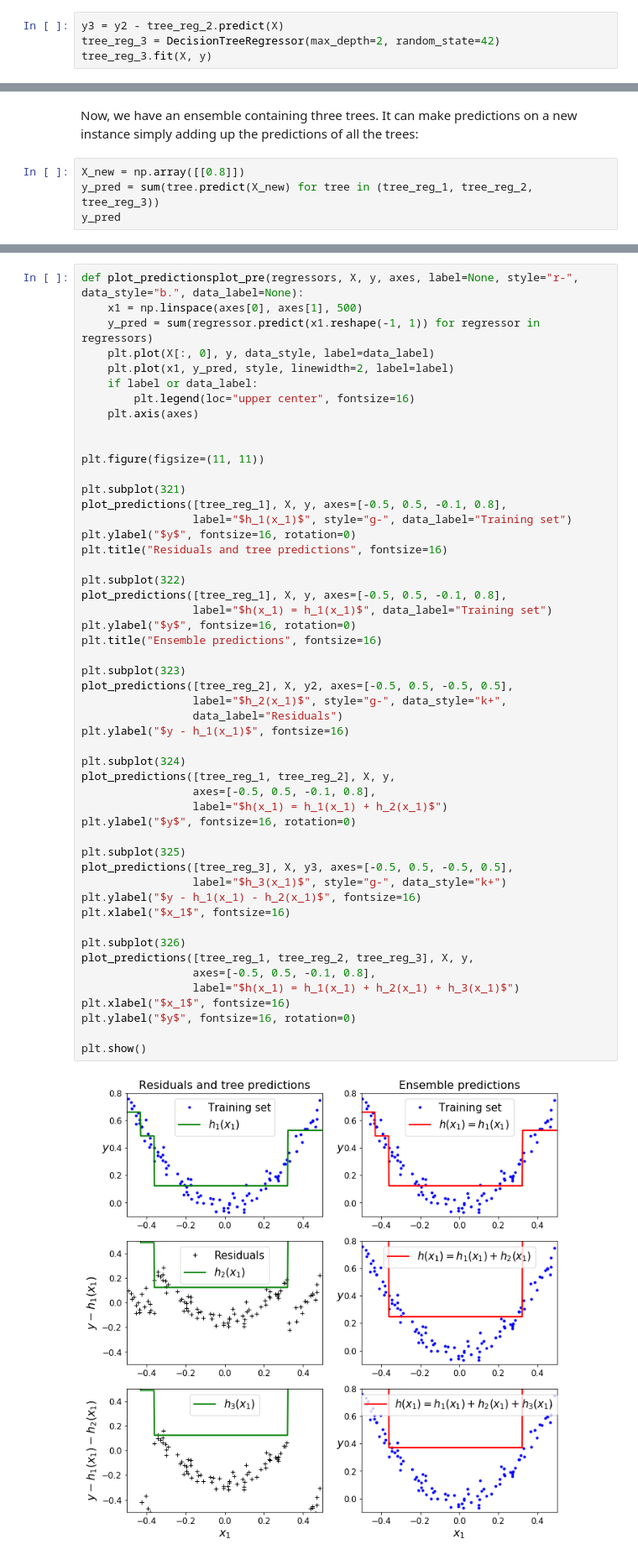
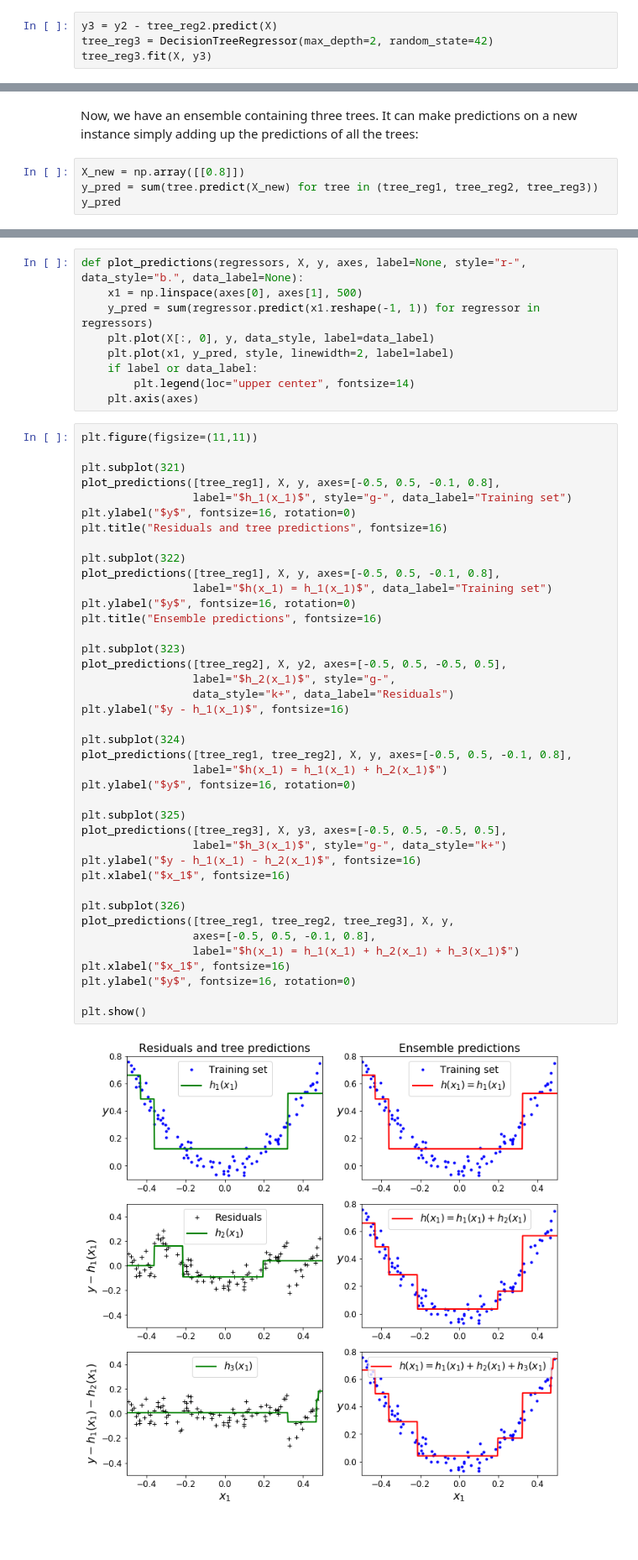
Before and after one commit to libingallin/Handson_ML, a Jupyter notebook: ch7_ensemble_learning_and_rf.ipynb, the cells around one changed output, grey strips where cells are left out. Shown: that part at 84% size. Drawn from its saved outputs; the diff is of its cells as text; blank space fills up the shorter version.

```diff
--- a/ch7_ensemble_learning_and_rf.ipynb
+++ b/ch7_ensemble_learning_and_rf.ipynb
@@ -579,9 +579,9 @@ DecisionTreeRegressor(criterion='mse', max_depth=2, max_features=None,
 # %% [markdown]
 Last, train a third regressor on the residual errors made by the second predictor:
 # %%
-y3 = y2 - tree_reg_2.predict(X)
-tree_reg_3 = DecisionTreeRegressor(max_depth=2, random_state=42)
-tree_reg_3.fit(X, y)
+y3 = y2 - tree_reg2.predict(X)
+tree_reg3 = DecisionTreeRegressor(max_depth=2, random_state=42)
+tree_reg3.fit(X, y3)
 # %% [output]
 DecisionTreeRegressor(criterion='mse', max_depth=2, max_features=None,
            max_leaf_nodes=None, min_impurity_decrease=0.0,
@@ -592,6 +592,6 @@ DecisionTreeRegressor(criterion='mse', max_depth=2, max_features=None,
 Now, we have an ensemble containing three trees. It can make predictions on a new instance simply adding up the predictions of all the trees:
 # %%
 X_new = np.array([[0.8]])
-y_pred = sum(tree.predict(X_new) for tree in (tree_reg_1, tree_reg_2, tree_reg_3))
+y_pred = sum(tree.predict(X_new) for tree in (tree_reg1, tree_reg2, tree_reg3))
 y_pred
 # %% [output]
@@ -599,53 +599,51 @@ array([1.58570538])
+# %%
+def plot_predictions(regressors, X, y, axes, label=None, style="r-", data_style="b.", data_label=None):
+    x1 = np.linspace(axes[0], axes[1], 500)
+    y_pred = sum(regressor.predict(x1.reshape(-1, 1)) for regressor in regressors)
+    plt.plot(X[:, 0], y, data_style, label=data_label)
+    plt.plot(x1, y_pred, style, linewidth=2, label=label)
+    if label or data_label:
+        plt.legend(loc="upper center", fontsize=14)
+    plt.axis(axes)
 # %%
-def plot_predictionsplot_pre(regressors, X, y, axes, label=None, style="r-", data_style="b.", data_label=None):
-    x1 = np.linspace(axes[0], axes[1], 500)
-    y_pred = sum(regressor.predict(x1.reshape(-1, 1)) for regressor in regressors)
-    plt.plot(X[:, 0], y, data_style, label=data_label)
-    plt.plot(x1, y_pred, style, linewidth=2, label=label)
-    if label or data_label:
-        plt.legend(loc="upper center", fontsize=16)
-    plt.axis(axes)
-
-
-plt.figure(figsize=(11, 11))
+plt.figure(figsize=(11,11))
 
 plt.subplot(321)
-plot_predictions([tree_reg_1], X, y, axes=[-0.5, 0.5, -0.1, 0.8],
+plot_predictions([tree_reg1], X, y, axes=[-0.5, 0.5, -0.1, 0.8],
                  label="$h_1(x_1)$", style="g-", data_label="Training set")
 plt.ylabel("$y$", fontsize=16, rotation=0)
 plt.title("Residuals and tree predictions", fontsize=16)
 
 plt.subplot(322)
-plot_predictions([tree_reg_1], X, y, axes=[-0.5, 0.5, -0.1, 0.8],
+plot_predictions([tree_reg1], X, y, axes=[-0.5, 0.5, -0.1, 0.8],
                  label="$h(x_1) = h_1(x_1)$", data_label="Training set")
 plt.ylabel("$y$", fontsize=16, rotation=0)
 plt.title("Ensemble predictions", fontsize=16)
 
 plt.subplot(323)
-plot_predictions([tree_reg_2], X, y2, axes=[-0.5, 0.5, -0.5, 0.5],
-                 label="$h_2(x_1)$", style="g-", data_style="k+",
-                 data_label="Residuals")
+plot_predictions([tree_reg2], X, y2, axes=[-0.5, 0.5, -0.5, 0.5],
+                 label="$h_2(x_1)$", style="g-",
+                 data_style="k+", data_label="Residuals")
 plt.ylabel("$y - h_1(x_1)$", fontsize=16)
 
 plt.subplot(324)
-plot_predictions([tree_reg_1, tree_reg_2], X, y,
-                 axes=[-0.5, 0.5, -0.1, 0.8],
+plot_predictions([tree_reg1, tree_reg2], X, y, axes=[-0.5, 0.5, -0.1, 0.8],
                  label="$h(x_1) = h_1(x_1) + h_2(x_1)$")
 plt.ylabel("$y$", fontsize=16, rotation=0)
 
 plt.subplot(325)
-plot_predictions([tree_reg_3], X, y3, axes=[-0.5, 0.5, -0.5, 0.5],
+plot_predictions([tree_reg3], X, y3, axes=[-0.5, 0.5, -0.5, 0.5],
                  label="$h_3(x_1)$", style="g-", data_style="k+")
 plt.ylabel("$y - h_1(x_1) - h_2(x_1)$", fontsize=16)
 plt.xlabel("$x_1$", fontsize=16)
 
 plt.subplot(326)
-plot_predictions([tree_reg_1, tree_reg_2, tree_reg_3], X, y,
+plot_predictions([tree_reg1, tree_reg2, tree_reg3], X, y,
                  axes=[-0.5, 0.5, -0.1, 0.8],
                  label="$h(x_1) = h_1(x_1) + h_2(x_1) + h_3(x_1)$")
 plt.xlabel("$x_1$", fontsize=16)
 plt.ylabel("$y$", fontsize=16, rotation=0)
 
 plt.show()
 # %% [output]
-[figure, old version]
+[figure, new version]
```
Also changed, not shown: parts of 33 cells of this notebook.
